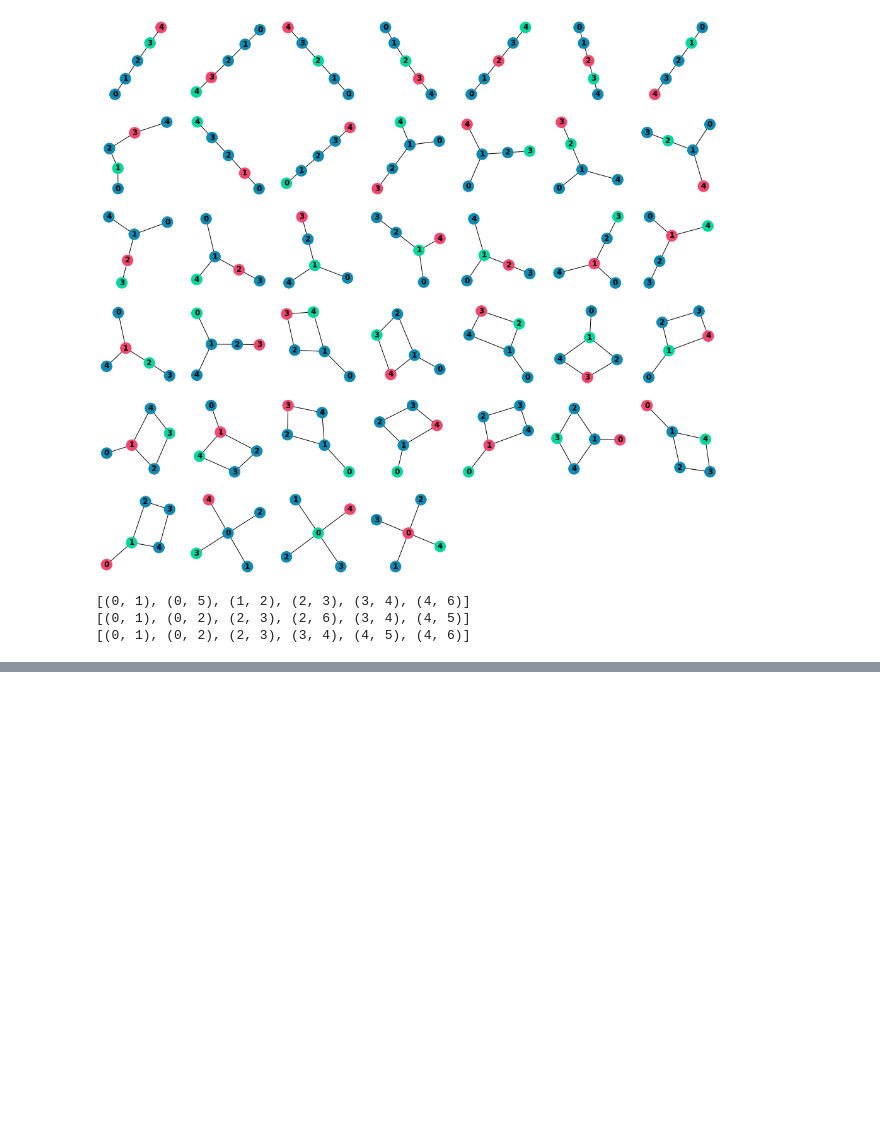
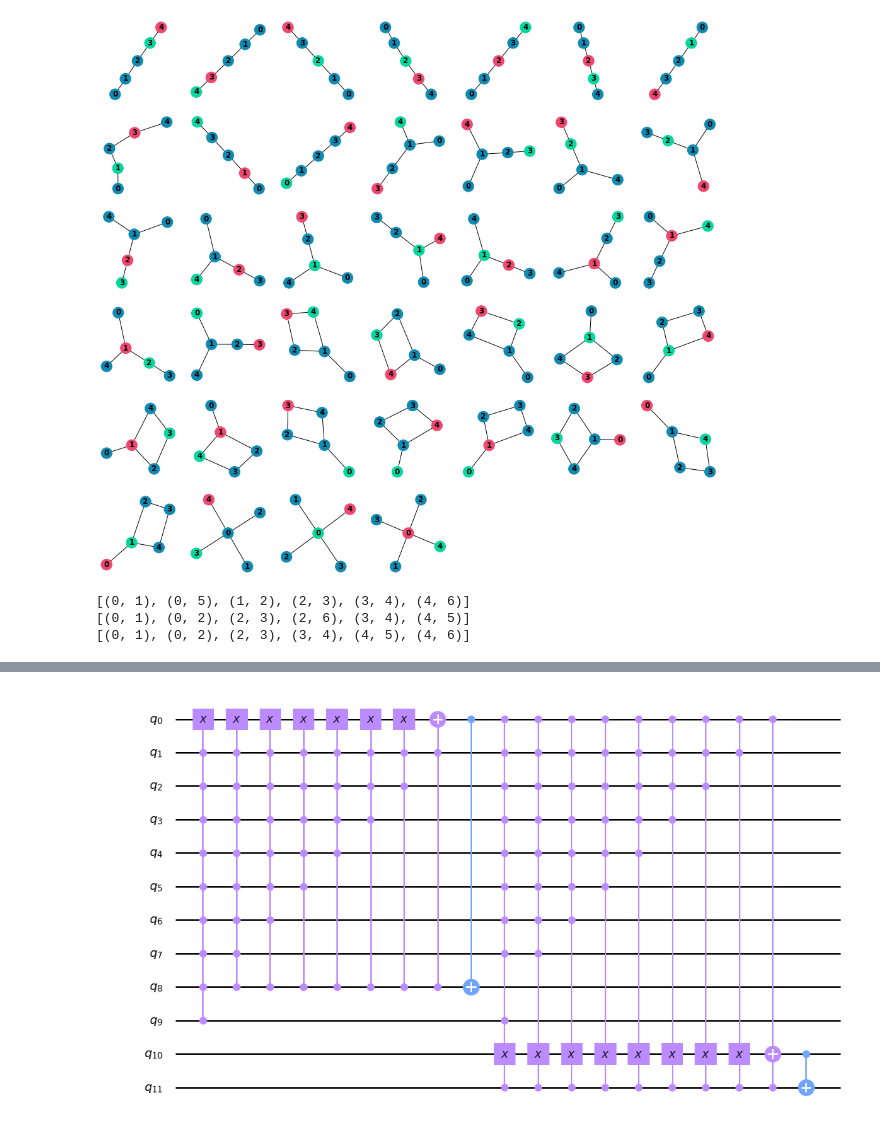
Before and after one commit to darkbtf/quantum-circuit-synthesis-experiments, a Jupyter notebook: Experiment - Different V-chain strategy.ipynb, the cells around one changed output, grey strips where cells are left out. Drawn from its saved outputs; the diff is of its cells as text; code cells hidden in the pictures; blank space fills up the shorter version.

Commit message:
revlib bench

```diff
--- a/Experiment - Different V-chain strategy.ipynb
+++ b/Experiment - Different V-chain strategy.ipynb
@@ -534,0 +717,6 @@ for control_qubits in range(6, 7):
+# %%
+cycle10_2 = parse_tfc('revlib/matsuo/cycle10_2.tfc')
+# %%
+cycle10_2.draw(output='mpl')
+# %% [output]
+[figure, added]
```
Also changed, not shown: parts of 18 cells of this notebook, 12 other files.
